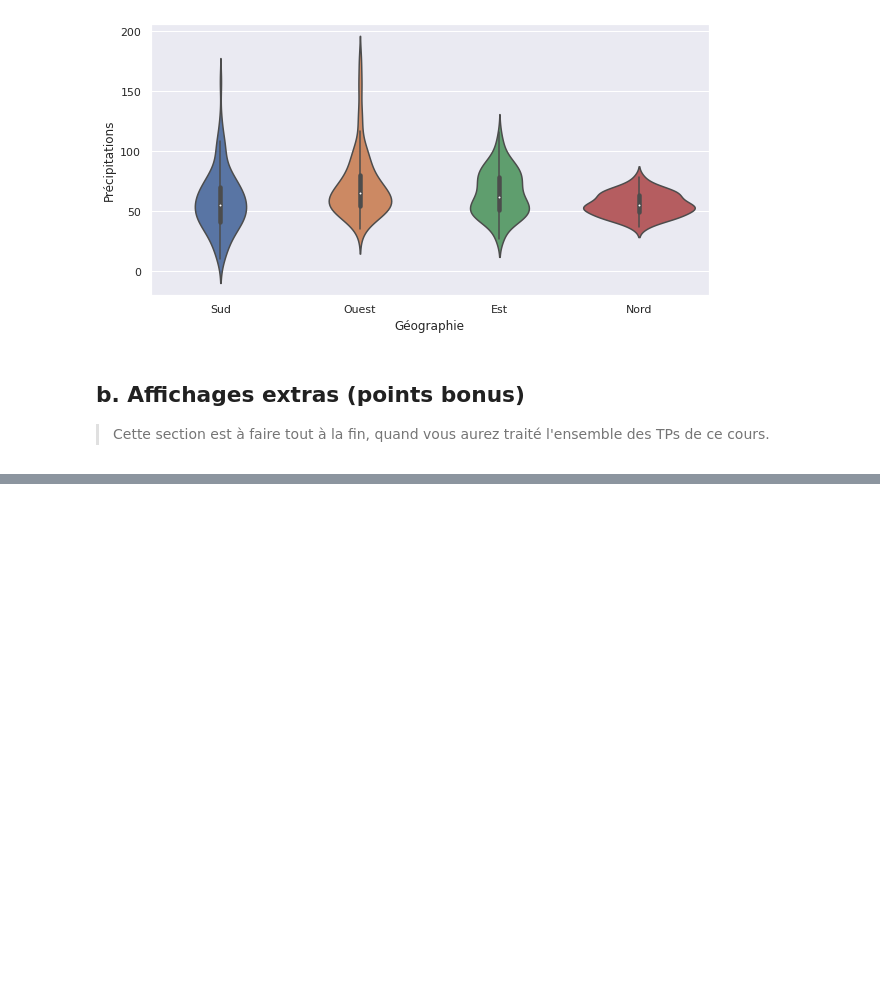
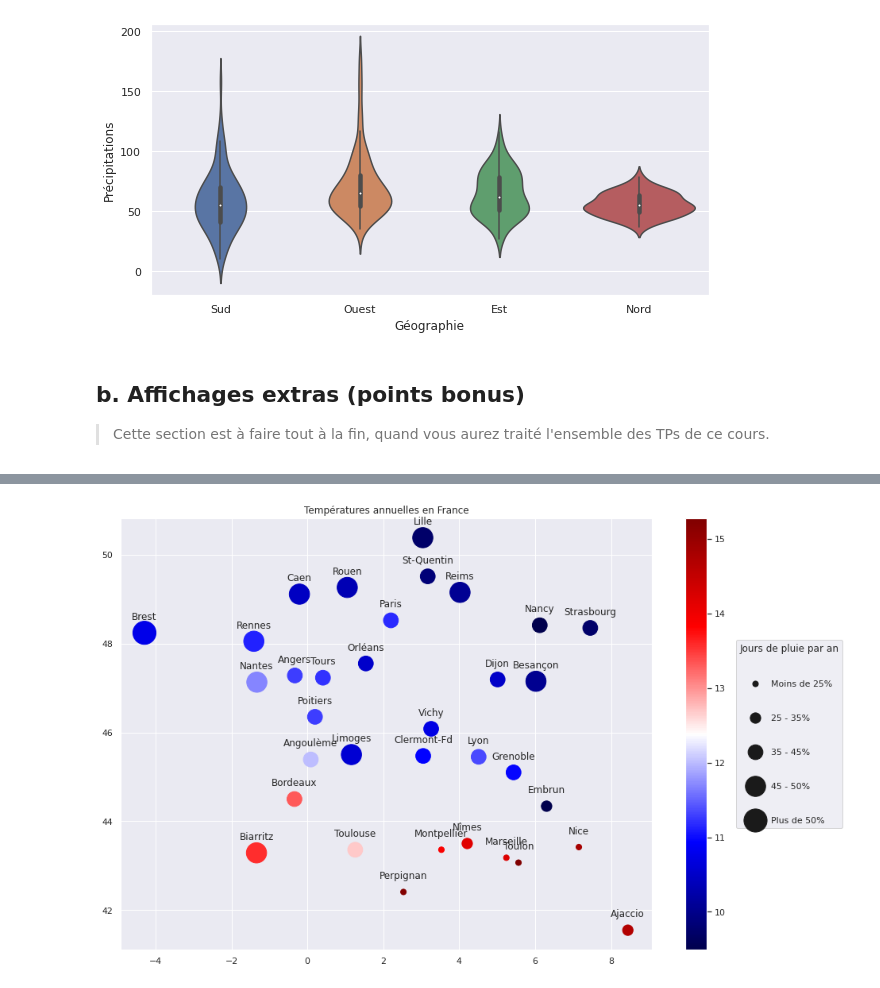
Before and after one commit to Alexandre0702/TP-Analyse-multidimentionnelle, a Jupyter notebook: TP1_pandas.ipynb, the cells around one changed output, grey strips where cells are left out. Cells and saved outputs as stored; diff of their text form; code cells hidden in the pictures; blank space fills up the shorter version.

```diff
--- a/TP1_pandas.ipynb
+++ b/TP1_pandas.ipynb
@@ -489,15 +505,48 @@ import numpy as np
+# %%
+#Cette fonction va déterminer dans quel découpage se trouve chaque ville du dataset
+#et renseigner dans une colonne annexe la taille à appliquer pour le cercle sur le schéma
+#cela permettra de moduler la taille et trouver le bon equilibre pour bonne lisibilité
+def getCatePluie(data, colNamePluie):
+  colonne_taille=[]
+  for i in range(len(data)):
+    if data[colNamePluie][i] < 25:
+      colonne_taille.append(50)
+    elif data[colNamePluie][i] >= 25 and  data[colNamePluie][i] < 35:
+      colonne_taille.append(175)
+    elif data[colNamePluie][i] >= 35 and  data[colNamePluie][i] < 45:
+      colonne_taille.append(350)
+    elif data[colNamePluie][i] >= 45 and  data[colNamePluie][i] < 50:
+      colonne_taille.append(650)
+    elif data[colNamePluie][i] >= 50:
+      colonne_taille.append(850)
+  return  colonne_taille
 # %%
-data_bonus = raw_data[['Précipitations annuelles','Température moyenne annuelle','Latitude','Longitude']].reset_index()
+data_bonus = raw_data[['Nombre annuel de jours de pluie','Température moyenne annuelle','Latitude','Longitude']].reset_index()
 
+#Calcul des pourcentages
+data_bonus['Pourcentage_jours_pluie'] = (data_bonus['Nombre annuel de jours de pluie']/365.0)*100.0
+#récupération dans une colonne annexe la taille correspondant à la catégorie (pourcentage) de la ville
+data_bonus['categorie_pluie'] = getCatePluie(data_bonus, 'Pourcentage_jours_pluie')
+
+#initialisation figure et labels
 plt.figure(figsize=(15,10))
+labels_pluie = ['Moins de 25%', '25 - 35%', '35 - 45%', '45 - 50%', 'Plus de 50%']
+
+#Dessin des points du graphe
 points = plt.scatter(data_bonus['Longitude'], data_bonus['Latitude'],
-                     c=data_bonus['Température moyenne annuelle'], s=np.exp(data_bonus['Précipitations annuelles'])/1000, cmap="seismic")
+                     c=data_bonus['Température moyenne annuelle'], s=data_bonus['categorie_pluie'], cmap="seismic")
 handles, labels = points.legend_elements(prop='sizes')
 
+#Ajout des etiquettes de villes
 for i in range(len(data_bonus)):
       plt.annotate(data_bonus['Ville'][i], (data_bonus['Longitude'][i], data_bonus['Latitude'][i]+0.3), horizontalalignment='center')
 
+#Ajout de la jauge de couleur, titres et légendes
 plt.colorbar(points)
-plt.title('Précipitations annuelles et températures annuelles en France')
-plt.legend(handles, labels, title='Précipitations', fancybox=True, loc='center left', bbox_to_anchor=(1.2, 0.5), labelspacing=3)
+plt.title('Températures annuelles en France')
+plt.legend(handles, labels_pluie, title='Jours de pluie par an', loc='center left', bbox_to_anchor=(1.15, 0.5), labelspacing=3)
+
+
 plt.show()
+# %% [output]
+[figure, added]
```
Also changed, not shown: parts of 3 cells of this notebook.
